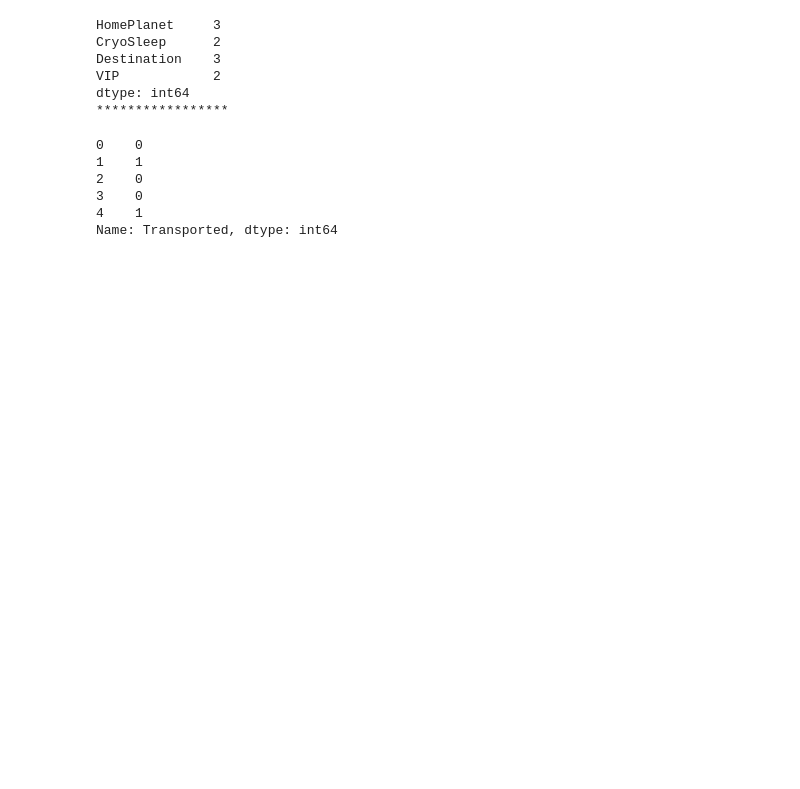
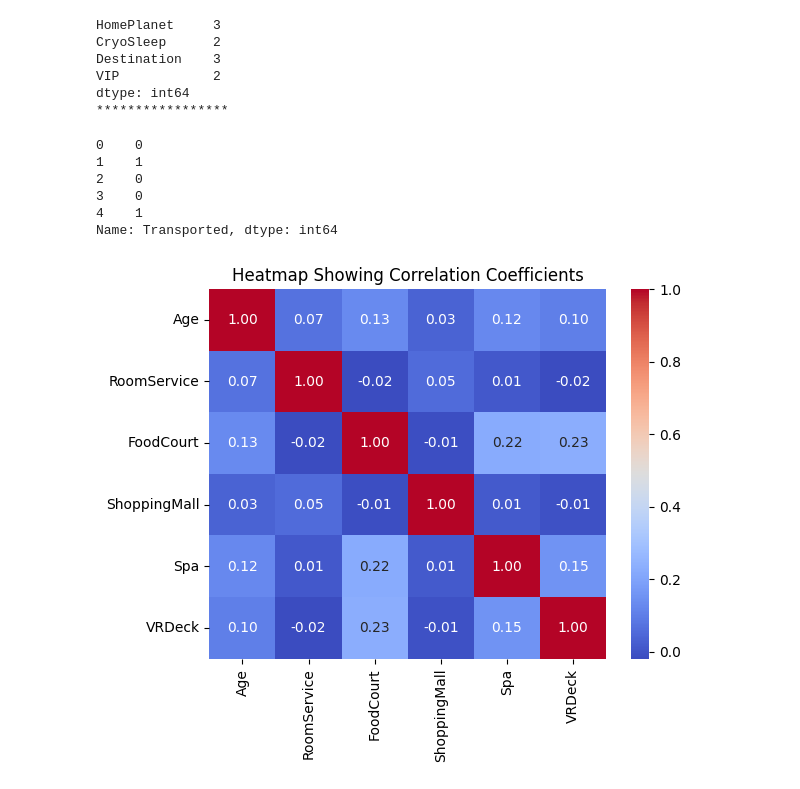
Before and after one commit to pabrokim/space-ship-titanic-classification, a Jupyter notebook: titanic.ipynb, the cells around one changed output. Saved outputs shown, nothing was run; the diff lists cells and outputs as text; code cells hidden in the pictures; blank space fills up the shorter version.

```diff
--- a/titanic.ipynb
+++ b/titanic.ipynb
@@ -84,3 +84,10 @@ df['Transported'].astype(int).head()
 3    0
 4    1
 Name: Transported, dtype: int64
+# %%
+#get correlation of numerical features
+num_corr = df.select_dtypes('float').corr()
+sns.heatmap(num_corr, annot=True, cmap='coolwarm', fmt='.2f')
+plt.title('Heatmap Showing Correlation Coefficients');
+# %% [output]
+[figure, added]
```
Also changed, not shown: parts of 3 cells of this notebook.
